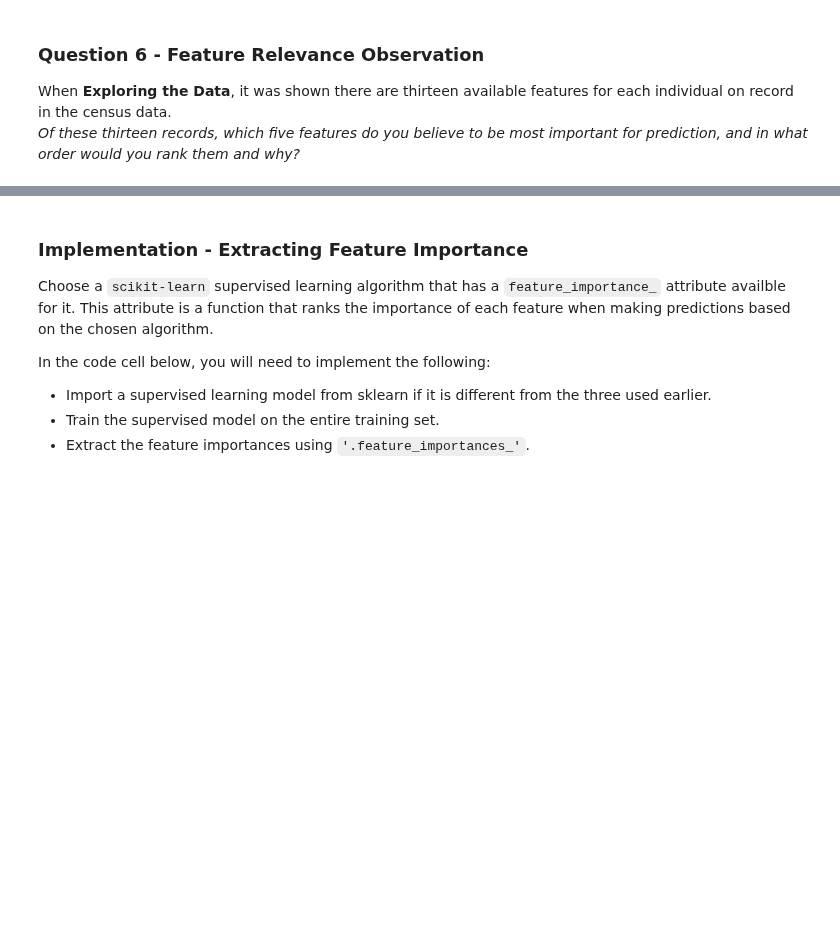
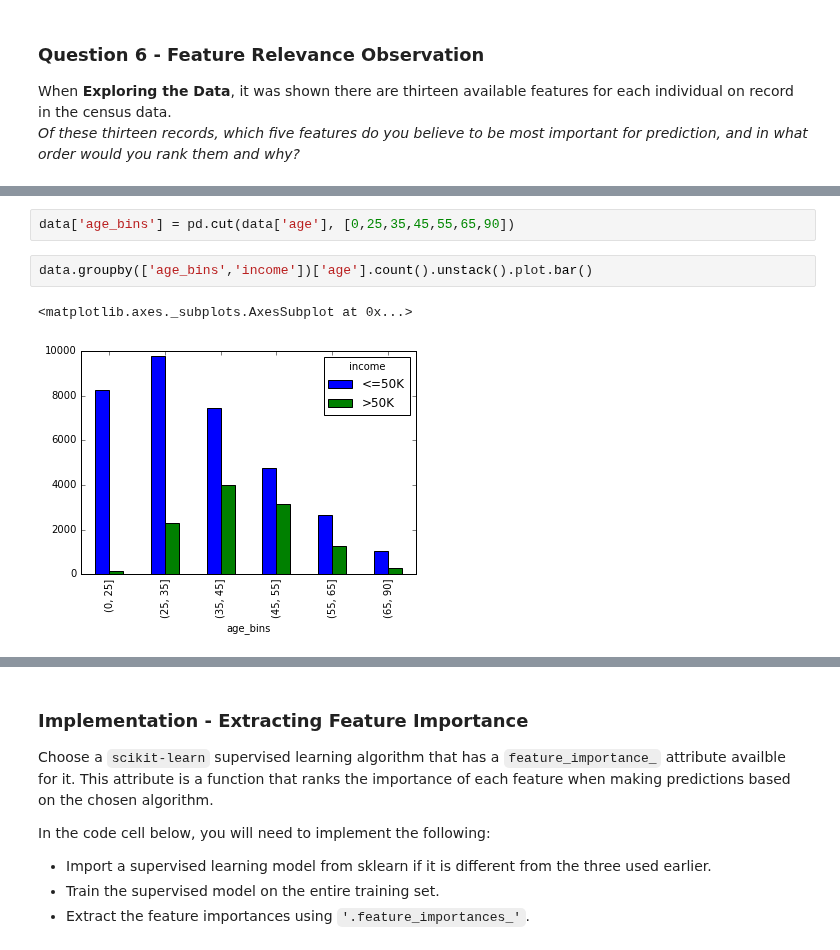
Before and after one commit to NekuSakuraba/machine-learning, a Jupyter notebook: projects/finding_donors/finding_donors.ipynb, the cells around one changed output, grey strips where cells are left out. Drawn from its saved outputs; the diff is of its cells as text; blank space fills up the shorter version.

```diff
--- a/projects/finding_donors/finding_donors.ipynb
+++ b/projects/finding_donors/finding_donors.ipynb
@@ -537,0 +591,7 @@ _Of these thirteen records, which five features do you believe to be most import
+# %%
+data['age_bins'] = pd.cut(data['age'], [0,25,35,45,55,65,90])
+# %%
+data.groupby(['age_bins','income'])['age'].count().unstack().plot.bar()
+# %% [output]
+<matplotlib.axes._subplots.AxesSubplot at 0x...>
+[figure, added]
```
Also changed, not shown: parts of 26 cells of this notebook.
